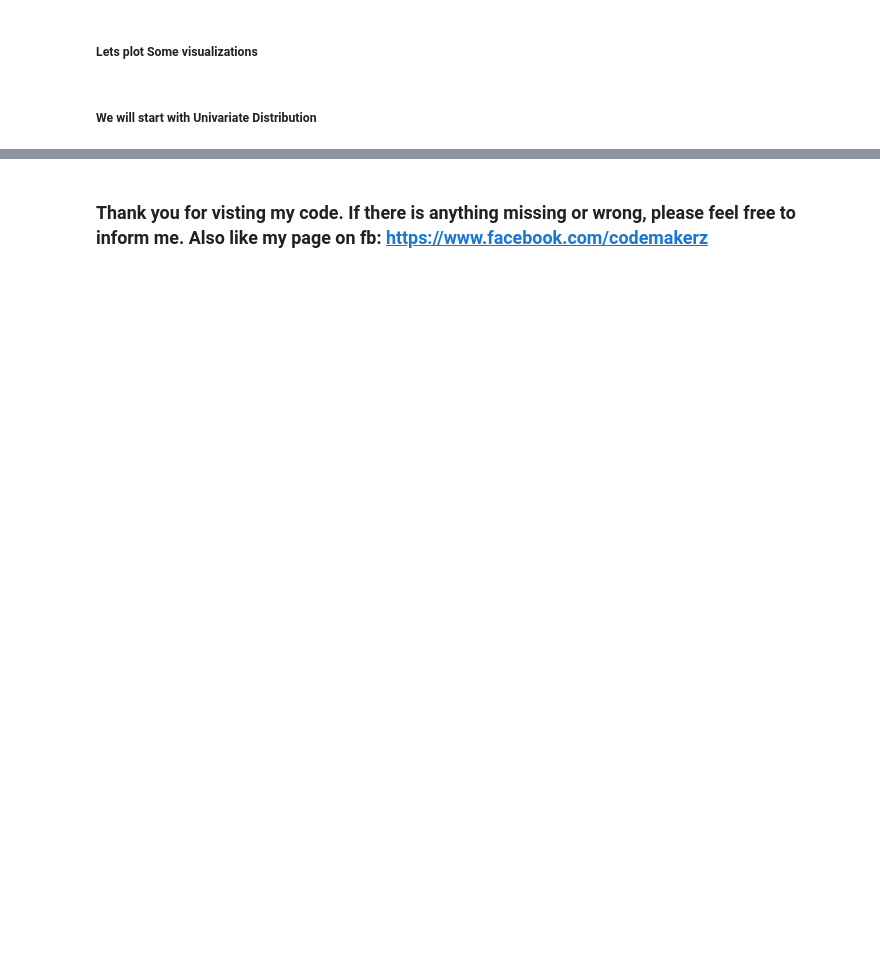
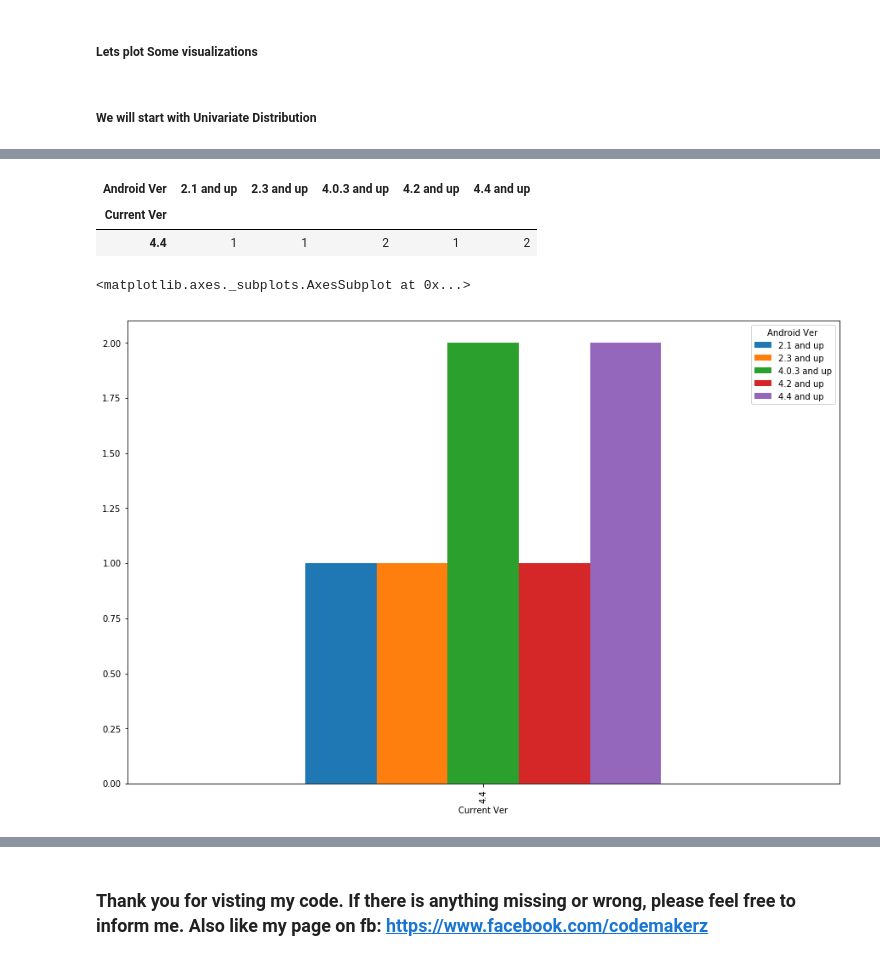
Before and after one commit to martandsingh/dataanalytics, a Jupyter notebook: Practice_google-play-store-analysis.ipynb, the cells around one changed output, grey strips where cells are left out. Saved outputs shown, nothing was run; the diff lists cells and outputs as text; code cells hidden in the pictures; blank space fills up the shorter version.

```diff
--- a/Practice_google-play-store-analysis.ipynb
+++ b/Practice_google-play-store-analysis.ipynb
@@ -553,0 +225,7 @@ plt.plot();
+# %%
+# AS we can see there is one app with type 0, which is obviously not the proper type. Lets fetch that row.
+indexNames = df[df["Type"]== '0'].index # find the index
+# So we can see its pricing is also not there(everything) and installs section is free. So in this case this data seems to be improper.
+# as it doesnt have any exceptional infomrmation so we can remove this.
+# Delete these row indexes from dataFrame
+df.drop(indexNames , inplace=True) # delete the row
@@ -553,0 +242,3 @@ plt.plot();
+# %%
+# As we can clearly see, its price is 0 that mean it is from free type. So we can replace it.
+df.Type.fillna("Free", inplace=True) # replaced
@@ -553,0 +256,12 @@ plt.plot();
+# %%
+# We can see we have android ver for both of the records. Lets see a crosstab for android ver and current ver
+pd.crosstab(df[(df['Current Ver'] == '4.4')]['Current Ver'], df[(df['Current Ver'] == '4.4')]["Android Ver"])
+# %% [output]
+| Android Ver | 2.1 and up | 2.3 and up | 4.0.3 and up | 4.2 and up | 4.4 and up |
+| Current Ver |  |  |  |  |  |
+| 4.4 | 1 | 1 | 2 | 1 | 2 |
+# %%
+pd.crosstab(df[(df['Current Ver'] == '4.4')]['Current Ver'], df['Android Ver']).plot(kind='bar', figsize=(15, 10))
+# %% [output]
+<matplotlib.axes._subplots.AxesSubplot at 0x...>
+[figure, added]
```
Also changed, not shown: parts of 65 cells of this notebook.
